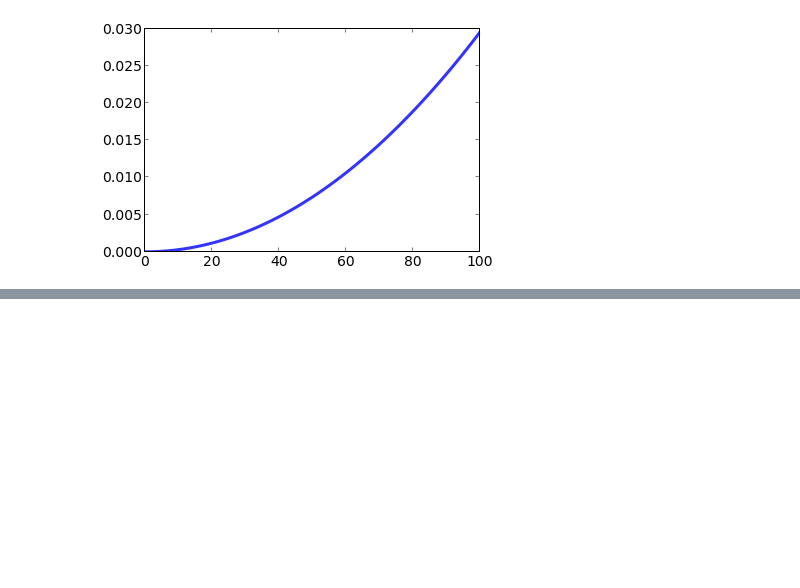
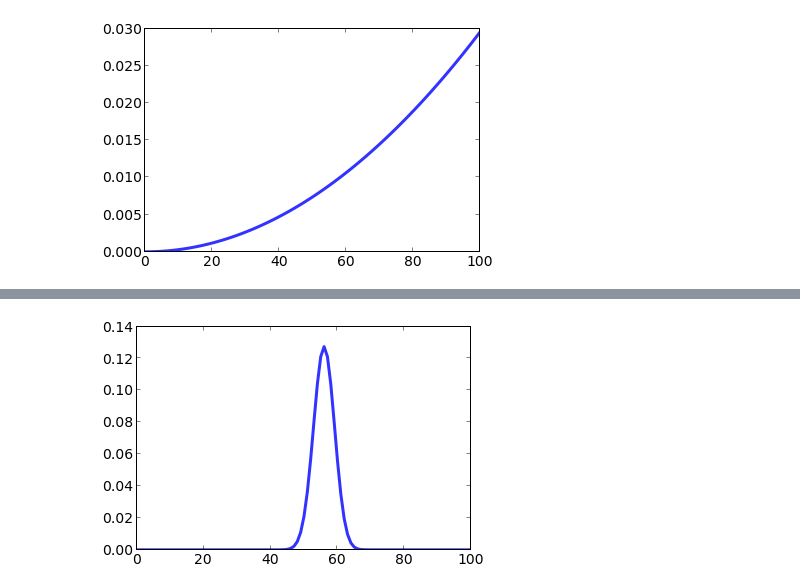
Before and after one commit to fperez/bayestut, a Jupyter notebook: Bayes-1.ipynb, the cells around one changed output, grey strips where cells are left out. Cells and saved outputs as stored; diff of their text form; code cells hidden in the pictures; blank space fills up the shorter version.

```diff
--- a/Bayes-1.ipynb
+++ b/Bayes-1.ipynb
@@ -212,0 +224,7 @@ myplot.Pmf(suite)
+# %%
+suite = Euro(range(0, 101))
+for outocme in 'H'*140 + 'T'*110:
+    suite.Update(outocme)
+myplot.Pmf(suite)
+# %% [output]
+[figure, added]
```
Also changed, not shown: parts of 2 cells of this notebook.
